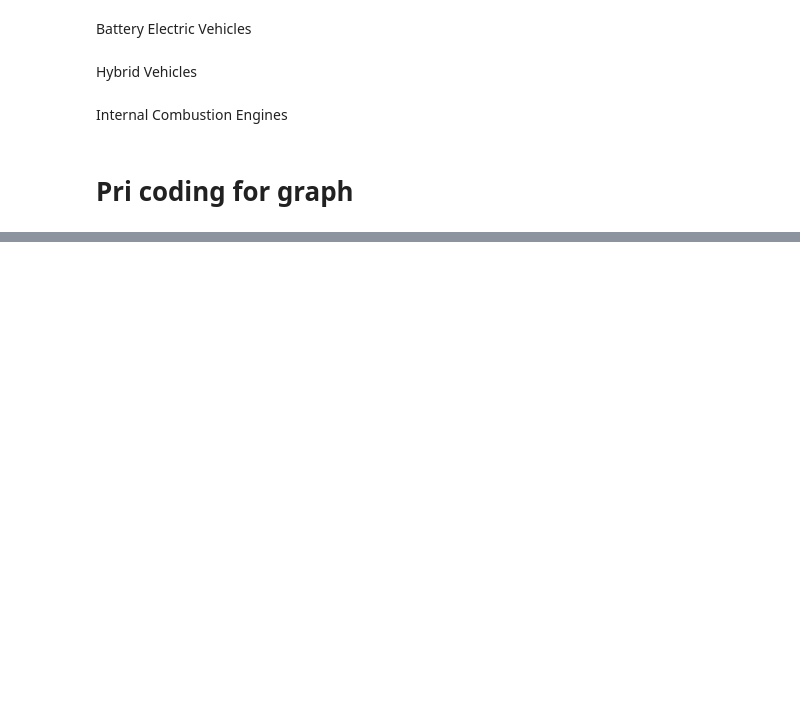
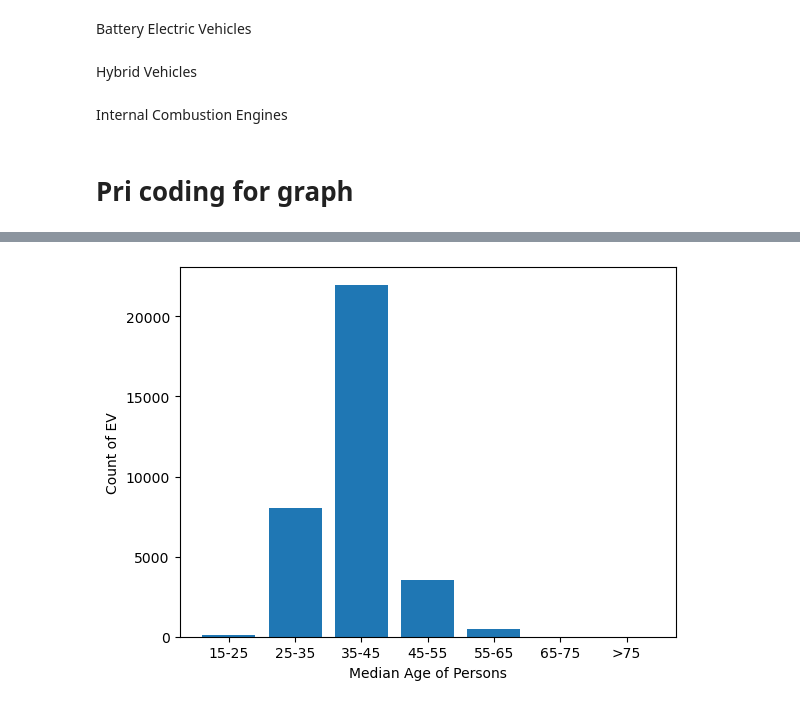
Before and after one commit to Sami-Haha/Project1_Group7, a Jupyter notebook: Group 7 Data Analysis.ipynb, the cells around one changed output, grey strips where cells are left out. Saved outputs shown, nothing was run; the diff lists cells and outputs as text; code cells hidden in the pictures; blank space fills up the shorter version.

```diff
--- a/Group 7 Data Analysis.ipynb
+++ b/Group 7 Data Analysis.ipynb
@@ -296,0 +406,9 @@ plt.show()
+# %%
+#create bins, labels and create new column for age range
+age_bins = [15,25,35,45,55,65,75,85]
+age_labels = ['15-25','25-35', '35-45','45-55','55-65','65-75','>75']
+merged['Age Range'] = pd.cut(merged['Median_age_persons'], age_bins, labels=age_labels)
+# %%
+#filter for electric vehicles only
+merged_bev = merged.loc[merged['Fuel Type'] == 'Battery Electric Vehicle']
+merged_bev.head()
@@ -296,0 +422,4 @@ plt.show()
+# %%
+#group count of EV by age range
+grouped_by_age = merged_bev.groupby(['Age Range'])['Registrations as at 31 January 2022'].sum()
+grouped_by_age
@@ -296,0 +449,8 @@ plt.show()
+# %%
+#plot bar graph of EV count vs median age
+plt.bar(age_labels, grouped_by_age, align='center')
+plt.xlabel('Median Age of Persons')
+plt.ylabel('Count of EV')
+plt.savefig("Output/Age vs EV Rego.png")
+# %% [output]
+[figure, added]
```
Also changed, not shown: parts of 14 cells of this notebook, 1 other file.
